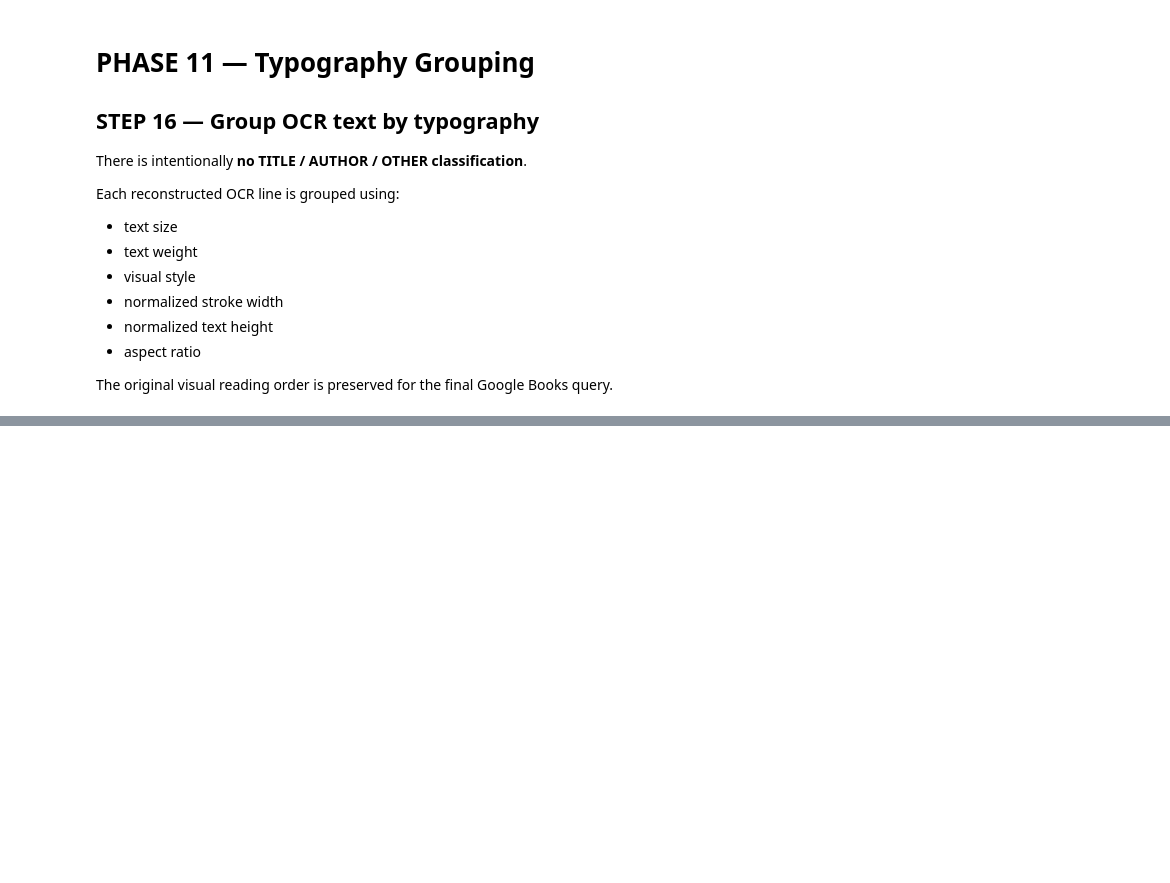
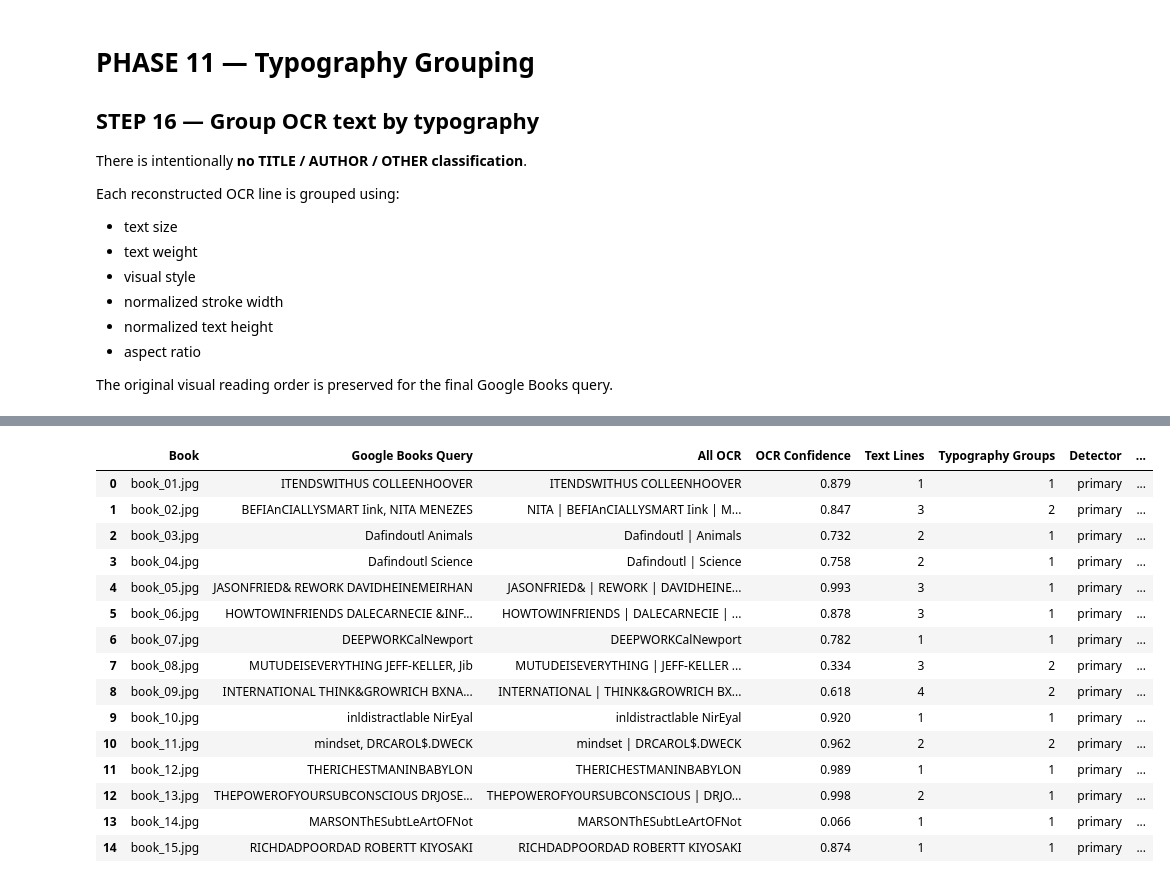
Before and after one commit to DSameer-infine8/shelfy.ai, a Jupyter notebook: PoC/BookSpine_OCR_Typography_Grouping.ipynb, the cells around one changed output, grey strips where cells are left out. Saved outputs shown, nothing was run; the diff lists cells and outputs as text; code cells hidden in the pictures; blank space fills up the shorter version.

```diff
--- a/PoC/BookSpine_OCR_Typography_Grouping.ipynb
+++ b/PoC/BookSpine_OCR_Typography_Grouping.ipynb
@@ -1762,0 +1938,44 @@ def group_by_typography(rows):
+# %%
+# ============================================================
+# PHASE 14 / STEP 19
+# Final API-ready table
+# ============================================================
+
+summary_rows = []
+
+for result in results:
+    summary_rows.append({
+        "Book": result["file"],
+        "Google Books Query": result["google_books_query"],
+        "All OCR": result["all_text"],
+        "OCR Confidence": round(result["ocr_confidence"],3),
+        "Text Lines": result["num_text_lines"],
+        "Typography Groups": result["num_typography_groups"],
+        "Detector": result["grouping_method"],
+        "Deskew Angle": round(result["deskew_angle"],2),
+    })
+
+final_df = pd.DataFrame(summary_rows)
+display(final_df)
+
+final_df.to_csv(
+    OUTPUT_DIR / "book_spine_google_books_queries.csv",
+    index=False
+)
+# %% [output]
+|  | Book | Google Books Query | All OCR | OCR Confidence | Text Lines | Typography Groups | Detector | ... |
+| 0 | book_01.jpg | ITENDSWITHUS COLLEENHOOVER | ITENDSWITHUS COLLEENHOOVER | 0.879 | 1 | 1 | primary | ... |
+| 1 | book_02.jpg | BEFIAnCIALLYSMART Iink, NITA MENEZES | NITA | BEFIAnCIALLYSMART Iink | M... | 0.847 | 3 | 2 | primary | ... |
+| 2 | book_03.jpg | Dafindoutl Animals | Dafindoutl | Animals | 0.732 | 2 | 1 | primary | ... |
+| 3 | book_04.jpg | Dafindoutl Science | Dafindoutl | Science | 0.758 | 2 | 1 | primary | ... |
+| 4 | book_05.jpg | JASONFRIED& REWORK DAVIDHEINEMEIRHAN | JASONFRIED& | REWORK | DAVIDHEINE... | 0.993 | 3 | 1 | primary | ... |
+| 5 | book_06.jpg | HOWTOWINFRIENDS DALECARNECIE &INF... | HOWTOWINFRIENDS | DALECARNECIE | ... | 0.878 | 3 | 1 | primary | ... |
+| 6 | book_07.jpg | DEEPWORKCalNewport | DEEPWORKCalNewport | 0.782 | 1 | 1 | primary | ... |
+| 7 | book_08.jpg | MUTUDEISEVERYTHING JEFF-KELLER, Jib | MUTUDEISEVERYTHING | JEFF-KELLER ... | 0.334 | 3 | 2 | primary | ... |
+| 8 | book_09.jpg | INTERNATIONAL THINK&GROWRICH BXNA... | INTERNATIONAL | THINK&GROWRICH BX... | 0.618 | 4 | 2 | primary | ... |
+| 9 | book_10.jpg | inldistractlable NirEyal | inldistractlable NirEyal | 0.920 | 1 | 1 | primary | ... |
+| 10 | book_11.jpg | mindset, DRCAROL$.DWECK | mindset | DRCAROL$.DWECK | 0.962 | 2 | 2 | primary | ... |
+| 11 | book_12.jpg | THERICHESTMANINBABYLON | THERICHESTMANINBABYLON | 0.989 | 1 | 1 | primary | ... |
+| 12 | book_13.jpg | THEPOWEROFYOURSUBCONSCIOUS DRJOSE... | THEPOWEROFYOURSUBCONSCIOUS | DRJO... | 0.998 | 2 | 1 | primary | ... |
+| 13 | book_14.jpg | MARSONThESubtLeArtOFNot | MARSONThESubtLeArtOFNot | 0.066 | 1 | 1 | primary | ... |
+| 14 | book_15.jpg | RICHDADPOORDAD ROBERTT KIYOSAKI | RICHDADPOORDAD ROBERTT KIYOSAKI | 0.874 | 1 | 1 | primary | ... |
```
Also changed, not shown: parts of 17 cells of this notebook.
